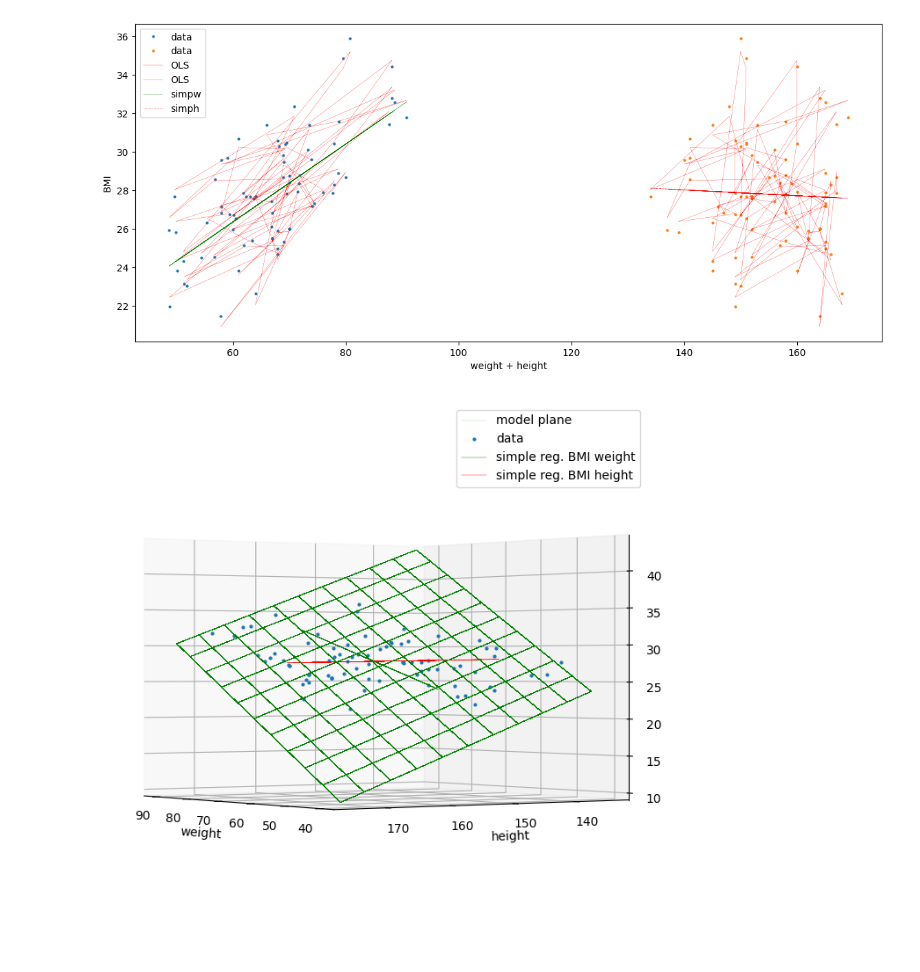
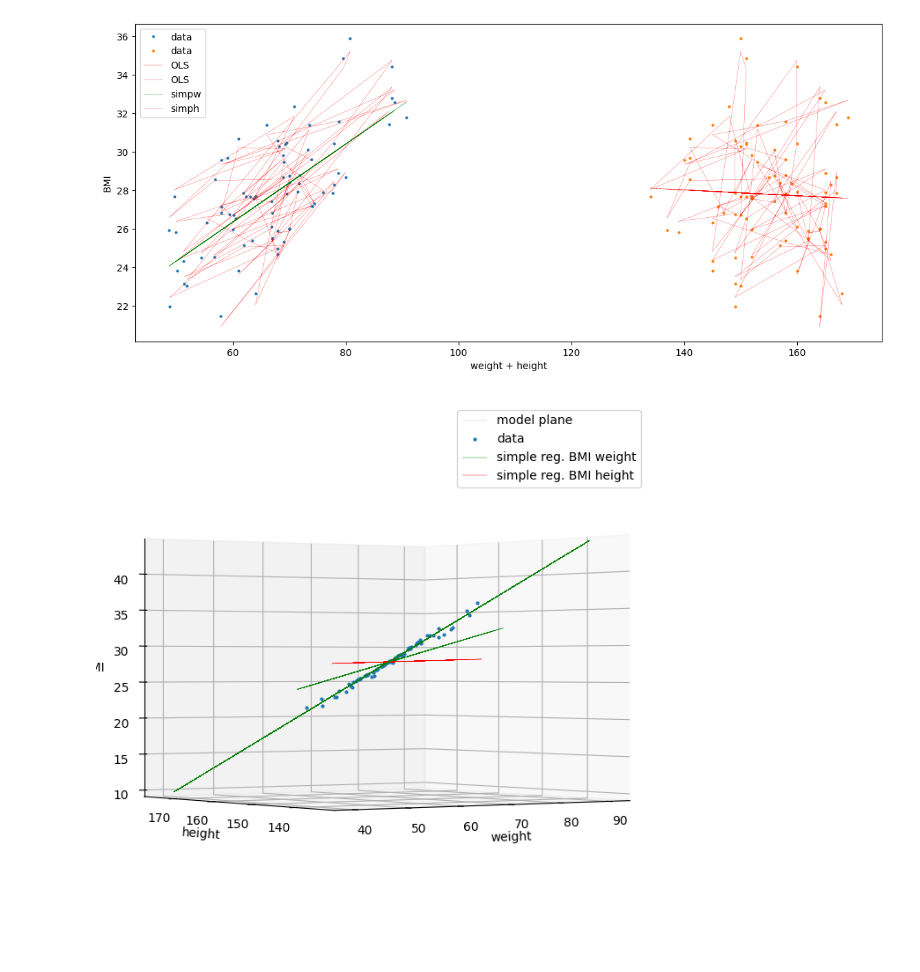
Before and after one commit to subthalamic/subthalamic, a Jupyter notebook: theory/regression/multiregtest.ipynb, the cells around one changed output. Cells and saved outputs as stored; diff of their text form; code cells hidden in the pictures.

```diff
--- a/theory/regression/multiregtest.ipynb
+++ b/theory/regression/multiregtest.ipynb
@@ -107,25 +107,25 @@ plt.show()
 [figure]
 # %%
 ax = plt.figure(figsize=(14, 8)).add_subplot(projection='3d')
-ax.view_init(0, 145.5)     # 0, 235.5
+ax.view_init(0, 235.5)     # 0, 235.5
 
 mx, my = np.meshgrid(np.linspace(40, 90, 80), np.linspace(135,175,80))
 mz = res.params[0] + res.params[1]*mx + res.params[2]*my
 ax.plot_wireframe(mx, my, mz, color='green', linewidth=0.1, ccount=10, rcount=10, antialiased=False, label='model plane')
 
 ax.plot(X[:,1], X[:,2], y.reshape((-1)), 'o', markersize = 2, linewidth = 0.3, label = 'data')
 #ax.plot(X[:,1], X[:,2], res.fittedvalues.reshape((-1)), 'g-', markersize=2, linewidth = 0.3, label = 'model curve')
 
 ax.plot(X[:,1], np.ones(80)*155, (X[:,[0,1]] @ (np.linalg.pinv(X[:,[0,1]]) @ y)).reshape((-1)), 'g-', markersize=3, linewidth = 0.3, label='simple reg. BMI weight')
 ax.plot(np.ones(80)*67, X[:,2], (X[:,[0,2]] @ (np.linalg.pinv(X[:,[0,2]]) @ y)).reshape((-1)), 'r-', markersize=3, linewidth = 0.3, label='simple reg. BMI height')
 
 ax.set_xlabel('weight')
 ax.set_ylabel('height')
 ax.set_zlabel('BMI')
 ax.legend()
 plt.show()
 # %% [output]
-[figure, old version]
+[figure, new version]
 # %%
 OLSdirect(y, X[:,[0,1]]).summary()
 # %% [output]
```
Also changed, not shown: parts of 8 cells of this notebook, 5 other files.
